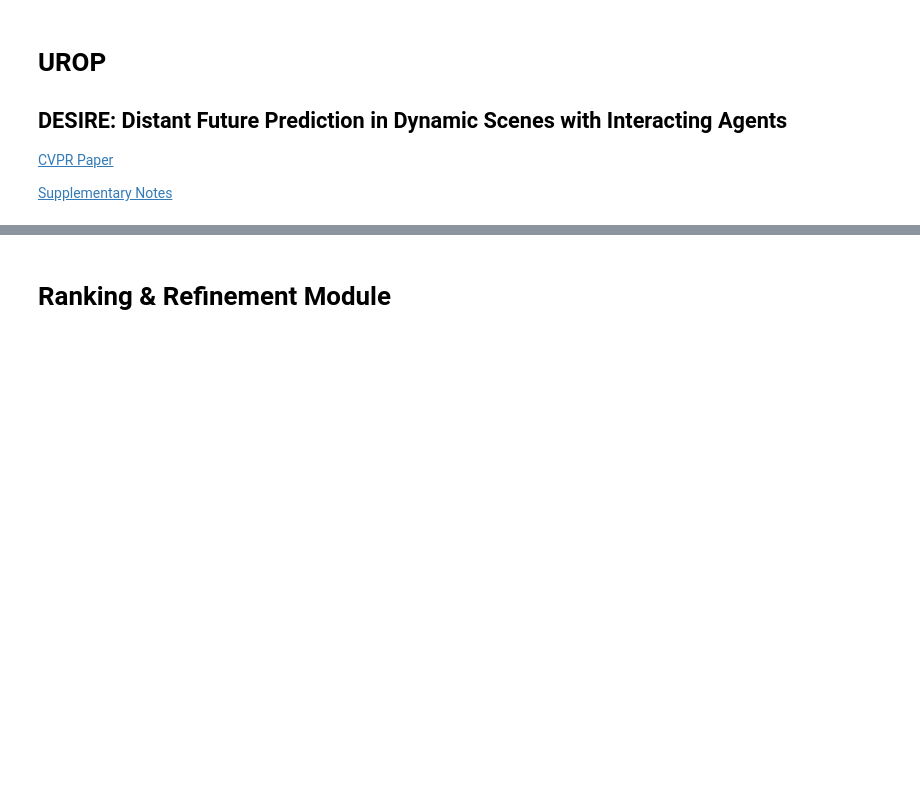
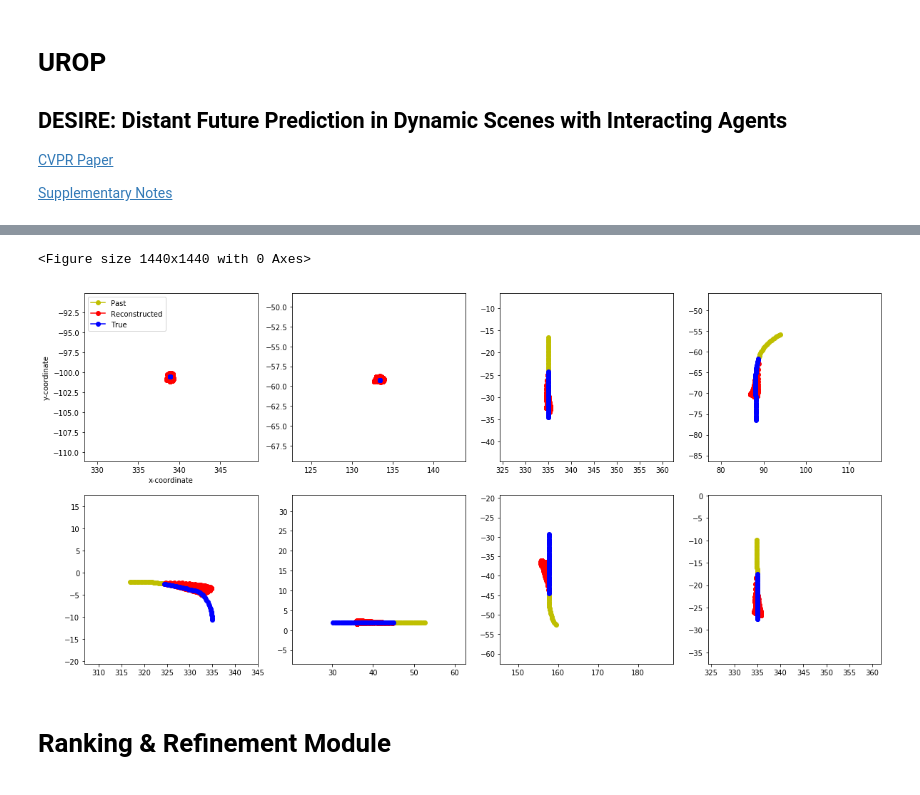
Before and after one commit to gmsdelmundo/urop-desire, a Jupyter notebook: DESIRE.ipynb, the cells around one changed output, grey strips where cells are left out. Cells and saved outputs as stored; diff of their text form; code cells hidden in the pictures; blank space fills up the shorter version.

```diff
--- a/DESIRE.ipynb
+++ b/DESIRE.ipynb
@@ -552,3 +600,9 @@ class SampleGenerator(nn.Module):
+# %%
+def get_training_loss(Y_hat, Y_true, mu, sigma):
+    mse_loss = nn.MSELoss()(Y_hat, Y_true)
+    kld_loss = -0.5*torch.sum(1 + sigma - mu.pow(2) - sigma.exp())
+    loss = mse_loss + kld_loss
+    return loss, mse_loss, kld_loss
 # %%
 # Hyperparameters
 learning_rate = 0.0001
@@ -822,2 +805,26 @@ for i in range(batch_size):
+# %%
+X_position, Y_position, X_displacement, Y_displacement = get_batch(X_seq_len, Y_seq_len, batch_size,
+                                                                   car_dict, time_dict)
+num_predictions = 10
+Y_hats = []
+
+# Generate list of random z
+for i in range(num_predictions):
+    z = torch.randn(batch_size, 48).cuda().unsqueeze(0)
+    Y_hat = test_sample_generator([X_position, X_displacement],
+                                       batch_size, flag='test', input_z=z)
+    Y_hats.append(Y_hat.permute(1, 2, 0))
+
+# Plot
+traj_fig = plt.figure(figsize=(20, 20))
+traj_fig.tight_layout()
+X_true = X_position
+Y_true = Y_position.permute(2, 0, 1).permute(1, 2, 0)
+
+visualise_trajectories(X_true, Y_hats, Y_true, batch_size)
+# %% [output]
+<Figure size 1440x1440 with 0 Axes>
+[figure, added]
 # %% [markdown]
 # Ranking & Refinement Module
+<a id='rr_module'></a>
```
Also changed, not shown: parts of 26 cells of this notebook, 1 other file.
